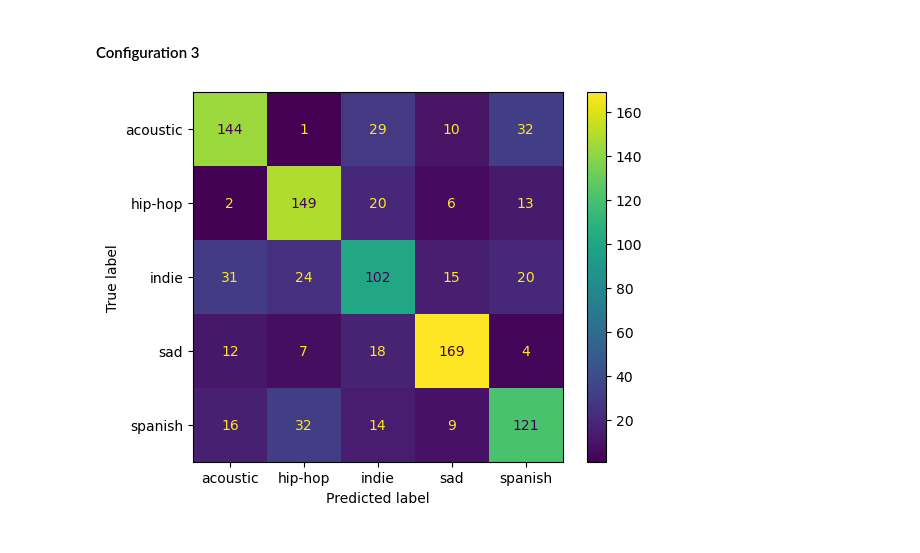
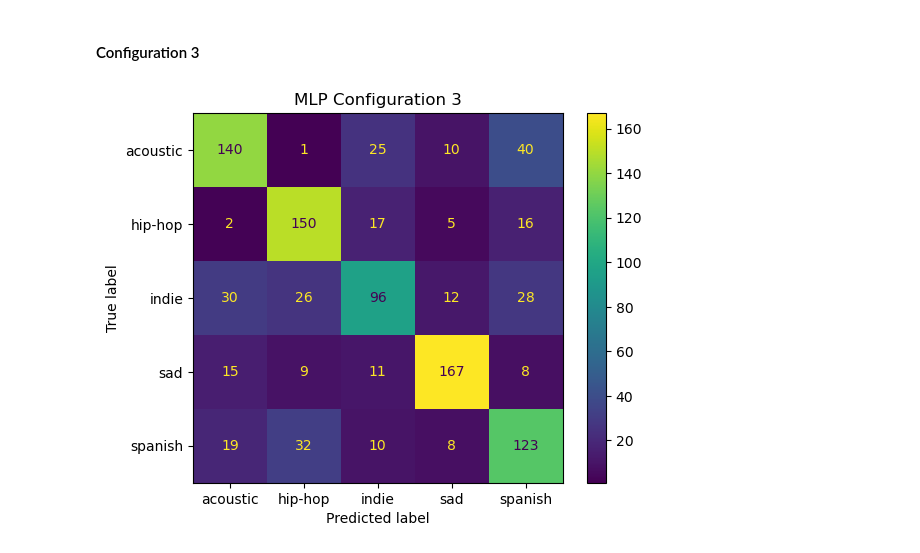
Before and after one commit to DEVMorningCoffee/Spotify-Student-Dataset, a Jupyter notebook: mood_prediction.ipynb, the cells around one changed output. Saved outputs shown, nothing was run; the diff lists cells and outputs as text; code cells hidden in the pictures.

```diff
--- a/mood_prediction.ipynb
+++ b/mood_prediction.ipynb
@@ -222,3 +236,16 @@ model_mlp = MLPClassifier(hidden_layer_sizes=(100,), max_iter=500, random_state=
 model_mlp.fit(x_train, y_train)
 # %% [output]
 MLPClassifier(max_iter=500, random_state=42)
+# %%
+# Train the model and get the training history
+history_1 = {'epoch': [], 'train_accuracy': [], 'test_accuracy': []}
+for epoch in range(1, 501):
+    model_mlp.partial_fit(x_train, y_train, classes=np.unique(y_train))
+    train_accuracy = accuracy_score(y_train, model_mlp.predict(x_train))
+    test_accuracy = accuracy_score(y_test, model_mlp.predict(x_test))
+    history_1['epoch'].append(epoch)
+    history_1['train_accuracy'].append(train_accuracy)
+    history_1['test_accuracy'].append(test_accuracy)
+
+# Plot the accuracy for Configuration 1
+plot_accuracy(history_1, 'MLP Configuration 1')
@@ -250,3 +279,16 @@ model_mlp_2.fit(x_train, y_train)
 # %% [output]
 MLPClassifier(alpha=0.01, hidden_layer_sizes=(100, 50), max_iter=300,
               random_state=42)
+# %%
+# Train the model and get the training history
+history_2 = {'epoch': [], 'train_accuracy': [], 'test_accuracy': []}
+for epoch in range(1, 301):
+    model_mlp_2.partial_fit(x_train, y_train, classes=np.unique(y_train))
+    train_accuracy = accuracy_score(y_train, model_mlp_2.predict(x_train))
+    test_accuracy = accuracy_score(y_test, model_mlp_2.predict(x_test))
+    history_2['epoch'].append(epoch)
+    history_2['train_accuracy'].append(train_accuracy)
+    history_2['test_accuracy'].append(test_accuracy)
+
+# Plot the accuracy for Configuration 2
+plot_accuracy(history_2, 'MLP Configuration 2')
@@ -272,6 +316,3 @@ weighted avg       0.66      0.66      0.66      1000
 # %%
 # Configuration 3
 model_mlp_3 = MLPClassifier(hidden_layer_sizes=(50, 50), alpha=0.1, max_iter=100, random_state=42)
-# %%
-# Train the model
-model_mlp_3.fit(x_train, y_train)
@@ -280,0 +319,13 @@ MLPClassifier(alpha=0.1, hidden_layer_sizes=(50, 50), max_iter=100,
+# %%
+# Train the model and get the training history
+history_3 = {'epoch': [], 'train_accuracy': [], 'test_accuracy': []}
+for epoch in range(1, 101):
+    model_mlp_3.partial_fit(x_train, y_train, classes=np.unique(y_train))
+    train_accuracy = accuracy_score(y_train, model_mlp_3.predict(x_train))
+    test_accuracy = accuracy_score(y_test, model_mlp_3.predict(x_test))
+    history_3['epoch'].append(epoch)
+    history_3['train_accuracy'].append(train_accuracy)
+    history_3['test_accuracy'].append(test_accuracy)
+
+# Plot the accuracy for Configuration 3
+plot_accuracy(history_3, 'MLP Configuration 3')
@@ -322,8 +377,9 @@ plt.show()
 # %%
 # DecisionTree Confusion Matrix
 cm = confusion_matrix(y_test, mlp_predict_3, labels=model_mlp_3.classes_)
 disp = ConfusionMatrixDisplay(confusion_matrix=cm, display_labels=model_mlp_3.classes_)
 disp.plot()
+plt.title('MLP Configuration 3')
 plt.show()
 # %% [output]
-[figure, old version]
+[figure, new version]
```
Also changed, not shown: parts of 13 cells of this notebook.
